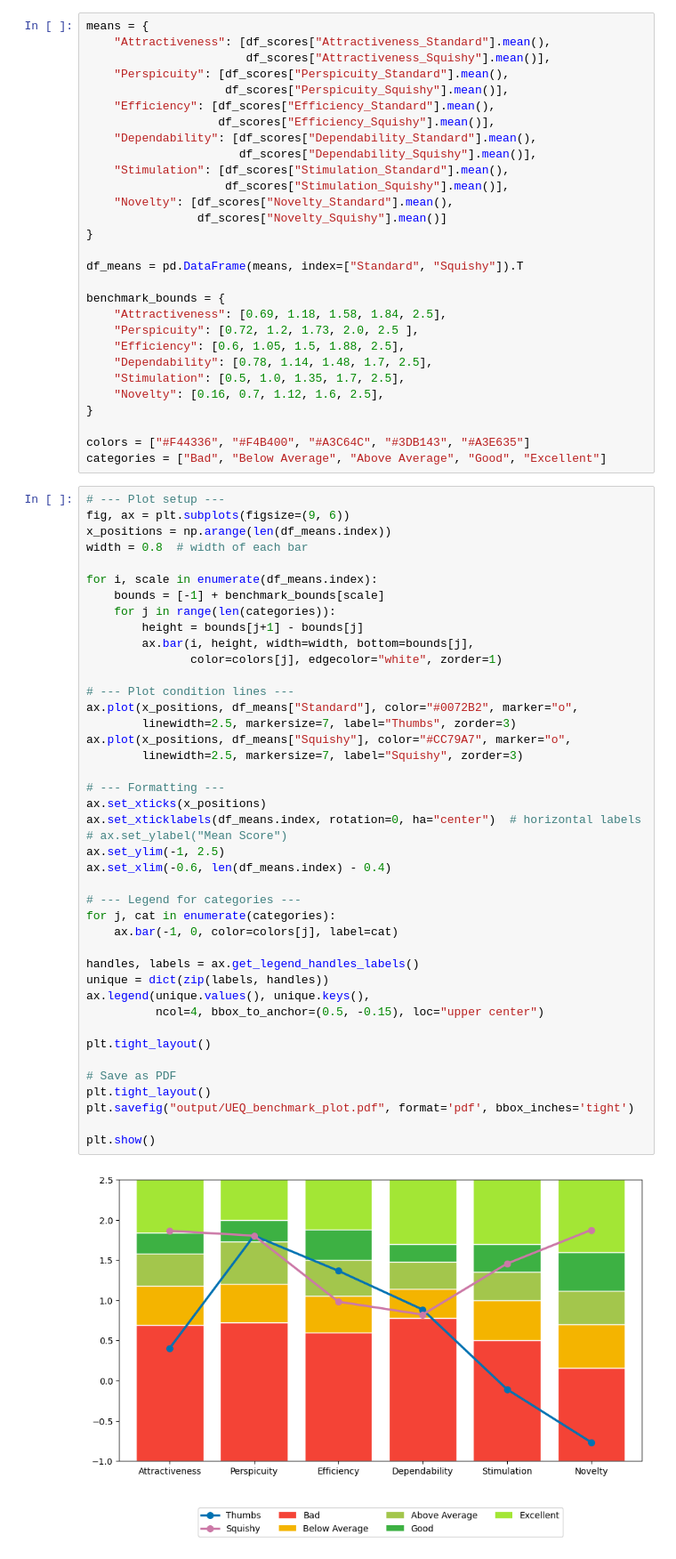
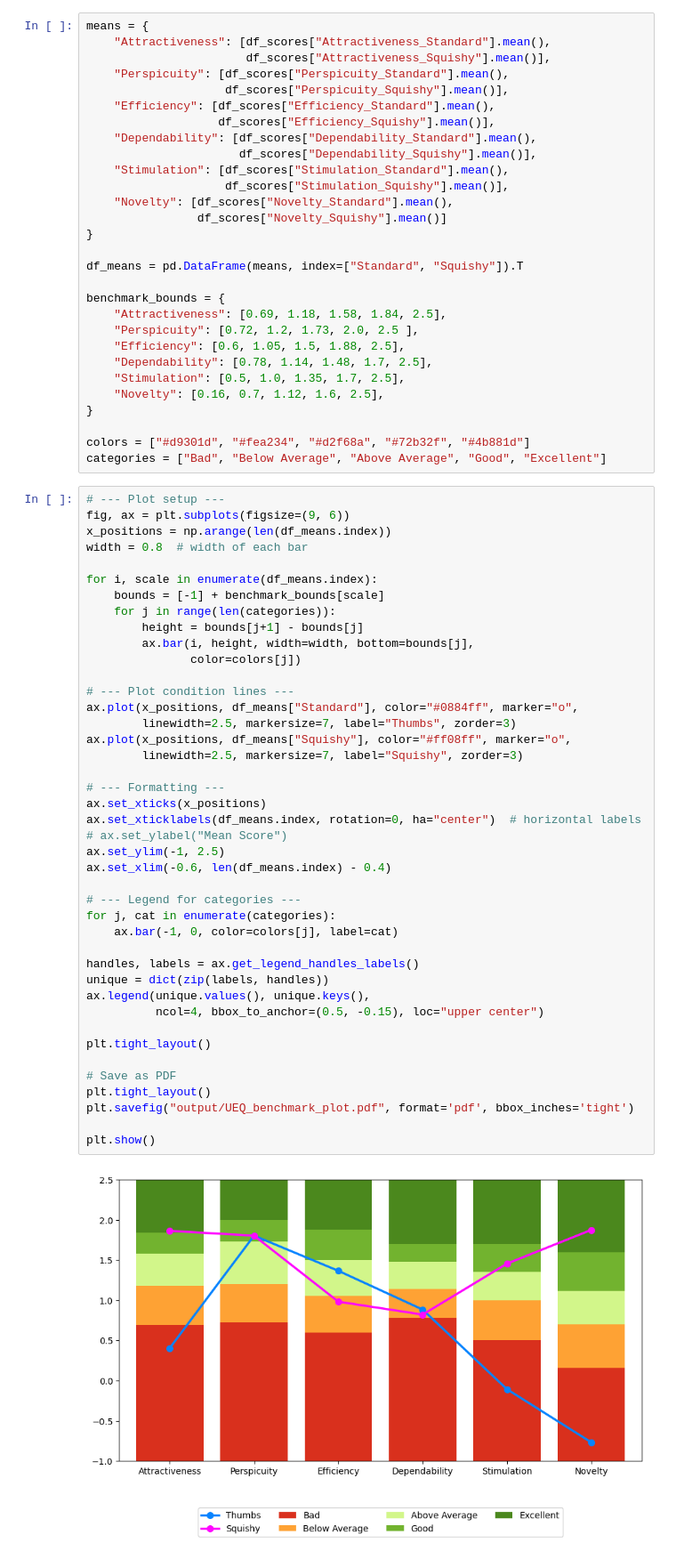
Before and after one commit to Phlipinator/Squishy-Data-Analysis, a Jupyter notebook: UEQ_MeanOverTasks.ipynb, the cells around one changed output. Shown at 89% size. Drawn from its saved outputs; the diff is of its cells as text.

Commit message:
Minor aesthetical changes to graphs. Everything still subject to change

```diff
--- a/UEQ_MeanOverTasks.ipynb
+++ b/UEQ_MeanOverTasks.ipynb
@@ -229,7 +229,7 @@ benchmark_bounds = {
     "Novelty": [0.16, 0.7, 1.12, 1.6, 2.5],
 }
 
-colors = ["#F44336", "#F4B400", "#A3C64C", "#3DB143", "#A3E635"]
+colors = ["#d9301d", "#fea234", "#d2f68a", "#72b32f", "#4b881d"]
 categories = ["Bad", "Below Average", "Above Average", "Good", "Excellent"]
 # %%
 # --- Plot setup ---
@@ -242,36 +242,36 @@ for i, scale in enumerate(df_means.index):
     for j in range(len(categories)):
         height = bounds[j+1] - bounds[j]
         ax.bar(i, height, width=width, bottom=bounds[j],
-               color=colors[j], edgecolor="white", zorder=1)
+               color=colors[j])
 
 # --- Plot condition lines ---
-ax.plot(x_positions, df_means["Standard"], color="#0072B2", marker="o",
+ax.plot(x_positions, df_means["Standard"], color="#0884ff", marker="o",
         linewidth=2.5, markersize=7, label="Thumbs", zorder=3)
-ax.plot(x_positions, df_means["Squishy"], color="#CC79A7", marker="o",
+ax.plot(x_positions, df_means["Squishy"], color="#ff08ff", marker="o",
         linewidth=2.5, markersize=7, label="Squishy", zorder=3)
 
 # --- Formatting ---
 ax.set_xticks(x_positions)
 ax.set_xticklabels(df_means.index, rotation=0, ha="center")  # horizontal labels
 # ax.set_ylabel("Mean Score")
 ax.set_ylim(-1, 2.5)
 ax.set_xlim(-0.6, len(df_means.index) - 0.4)
 
 # --- Legend for categories ---
 for j, cat in enumerate(categories):
     ax.bar(-1, 0, color=colors[j], label=cat)
 
 handles, labels = ax.get_legend_handles_labels()
 unique = dict(zip(labels, handles))
 ax.legend(unique.values(), unique.keys(),
           ncol=4, bbox_to_anchor=(0.5, -0.15), loc="upper center")
 
 plt.tight_layout()
 
 # Save as PDF
 plt.tight_layout()
 plt.savefig("output/UEQ_benchmark_plot.pdf", format='pdf', bbox_inches='tight')
 
 plt.show()
 # %% [output]
-[figure, old version]
+[figure, new version]
```
Also changed, not shown: 3 other files.
